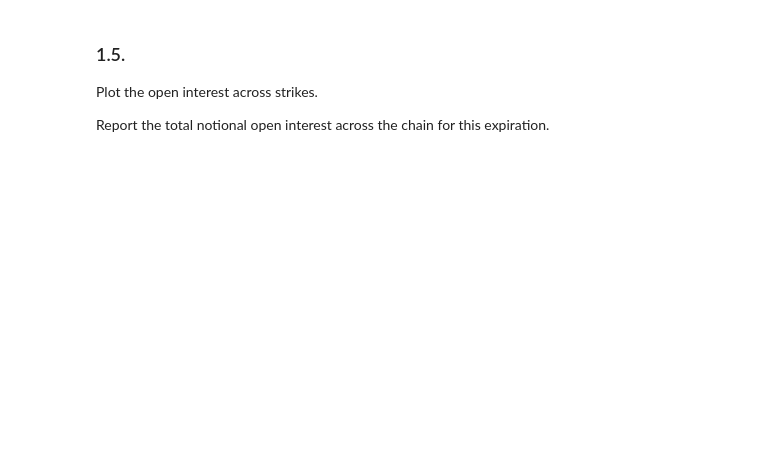
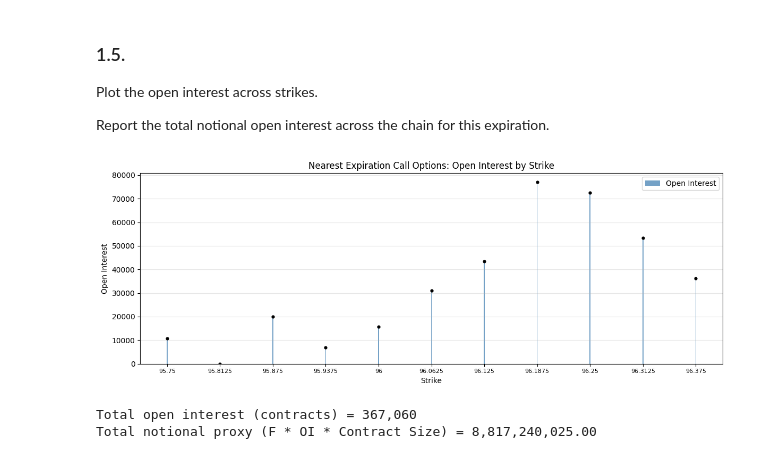
Before and after one commit to reecevdw/FINM-375-GROUP-A, a Jupyter notebook: hw1/E.6.1.%20Black's%20Formula%20for%20Options%20on%20Futures.ipynb, the cells around one changed output. Saved outputs shown, nothing was run; the diff lists cells and outputs as text; code cells hidden in the pictures; blank space fills up the shorter version.

```diff
--- a/hw1/E.6.1.%20Black's%20Formula%20for%20Options%20on%20Futures.ipynb
+++ b/hw1/E.6.1.%20Black's%20Formula%20for%20Options%20on%20Futures.ipynb
@@ -161,3 +411,59 @@ Use the data in `ref_rates.xlsx` to calculate the historic 60-day rolling volati
 Plot the open interest across strikes.
 
 Report the total notional open interest across the chain for this expiration.
+# %%
+# plot open int across strikes
+
+# pick nearest expiry calls
+df_oi = (
+    call_options_closest_to_exp.copy()
+    .loc[:, ['strike price', 'open int', 'bid size', 'ask size']]
+    .dropna(subset=['strike price', 'open int', 'bid size', 'ask size'])
+    .sort_values('strike price')
+)
+
+# ensure numeric
+df_oi['open int'] = pd.to_numeric(df_oi['open int'], errors='coerce')
+df_oi['bid size'] = pd.to_numeric(df_oi['bid size'], errors='coerce')
+df_oi['ask size'] = pd.to_numeric(df_oi['ask size'], errors='coerce')
+
+df_oi = df_oi.dropna(subset=['open int', 'bid size', 'ask size'])
+
+# if multiple rows per strike, aggregate
+df_oi = df_oi.groupby('strike price', as_index=False)[['open int', 'bid size', 'ask size']].sum()
+
+# strikes as numeric
+x = df_oi['strike price'].astype(float).to_numpy()
+y = df_oi['open int'].to_numpy()
+
+# plot
+fig, ax = plt.subplots(figsize=(12, 4.5))
+ax.bar(x, y, width=0.001, color='steelblue', alpha=0.75, label='Open Interest')
+ax.scatter(x, y, color='black', s=12, zorder=3)
+
+ax.set_title('Nearest Expiration Call Options: Open Interest by Strike')
+ax.set_xlabel('Strike')
+ax.set_ylabel('Open Interest')
+ax.grid(True, axis='y', alpha=0.3)
+
+# mark exact strikes on the x-axis
+ax.set_xticks(x)
+ax.xaxis.set_major_formatter(StrMethodFormatter('{x:g}'))  # clean numeric labels
+ax.tick_params(axis='x', labelsize=8)
+
+ax.legend()
+plt.tight_layout()
+plt.show()
+
+# totals
+total_oi = float(df_oi['open int'].sum())
+print(f"Total open interest (contracts) = {total_oi:,.0f}")
+
+# approximate notional OI in "futures price units" (contract multiplier not provided here)
+notional_per_contract = float(spot_fut_price)  # rough proxy if you just want F * contracts
+total_notional_proxy = total_oi * notional_per_contract * 250 # 250 is the option contract size for these SOFR futures options
+print(f"Total notional proxy (F * OI * Contract Size) = {total_notional_proxy:,.2f}")
+# %% [output]
+[figure, added]
+Total open interest (contracts) = 367,060
+Total notional proxy (F * OI * Contract Size) = 8,817,240,025.00
```
Also changed, not shown: parts of 17 cells of this notebook.
